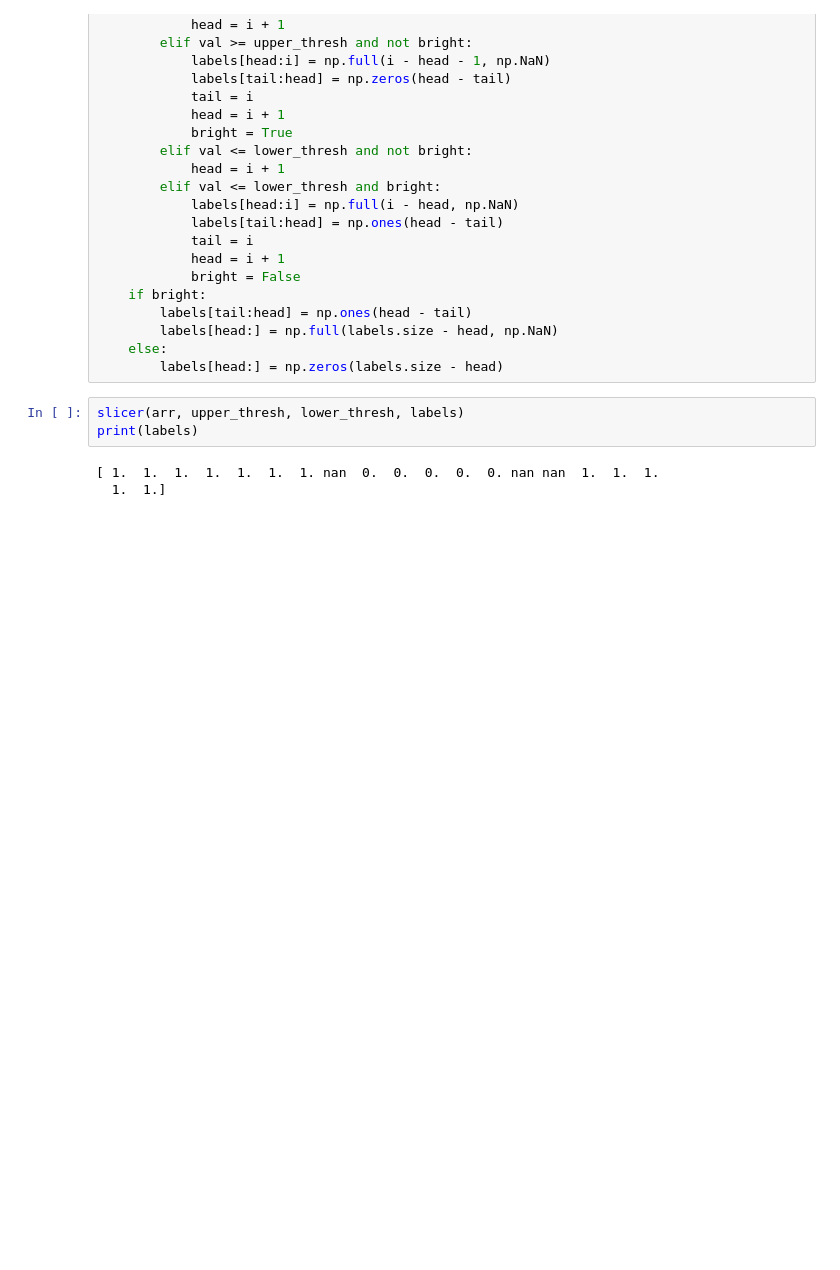
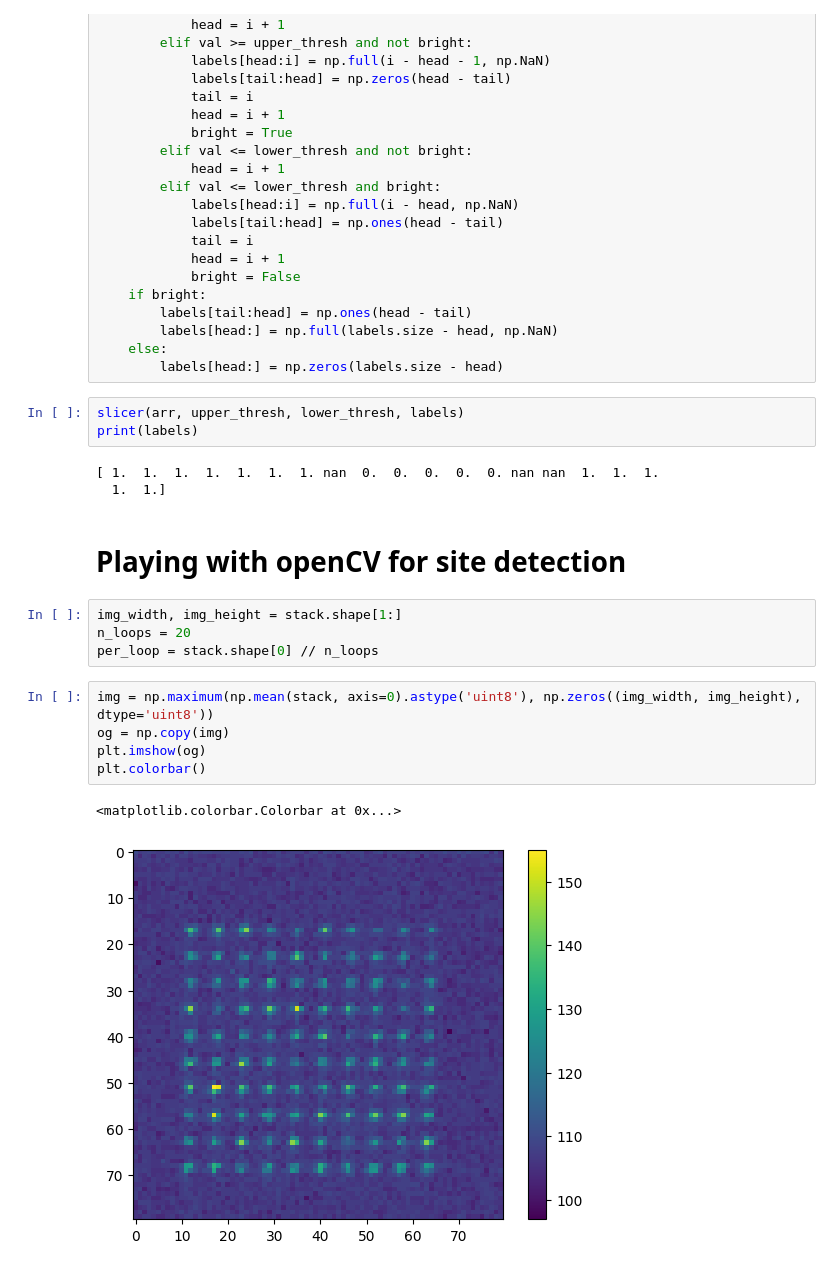
Before and after one commit to jack-mango/QURIP-thompsonlab-amo, a Jupyter notebook: ImagingSoftware/improvements.ipynb, the cells around one changed output. Cells and saved outputs as stored; diff of their text form; blank space fills up the shorter version.

```diff
--- a/ImagingSoftware/improvements.ipynb
+++ b/ImagingSoftware/improvements.ipynb
@@ -104,3 +99,17 @@ print(labels)
 # %% [output]
 [ 1.  1.  1.  1.  1.  1.  1. nan  0.  0.  0.  0.  0. nan nan  1.  1.  1.
   1.  1.]
+# %% [markdown]
+# Playing with openCV for site detection
+# %%
+img_width, img_height = stack.shape[1:]
+n_loops = 20
+per_loop = stack.shape[0] // n_loops
+# %%
+img = np.maximum(np.mean(stack, axis=0).astype('uint8'), np.zeros((img_width, img_height), dtype='uint8'))
+og = np.copy(img)
+plt.imshow(og)
+plt.colorbar()
+# %% [output]
+<matplotlib.colorbar.Colorbar at 0x...>
+[figure, added]
```
Also changed, not shown: parts of 13 cells of this notebook, 2 other files.
